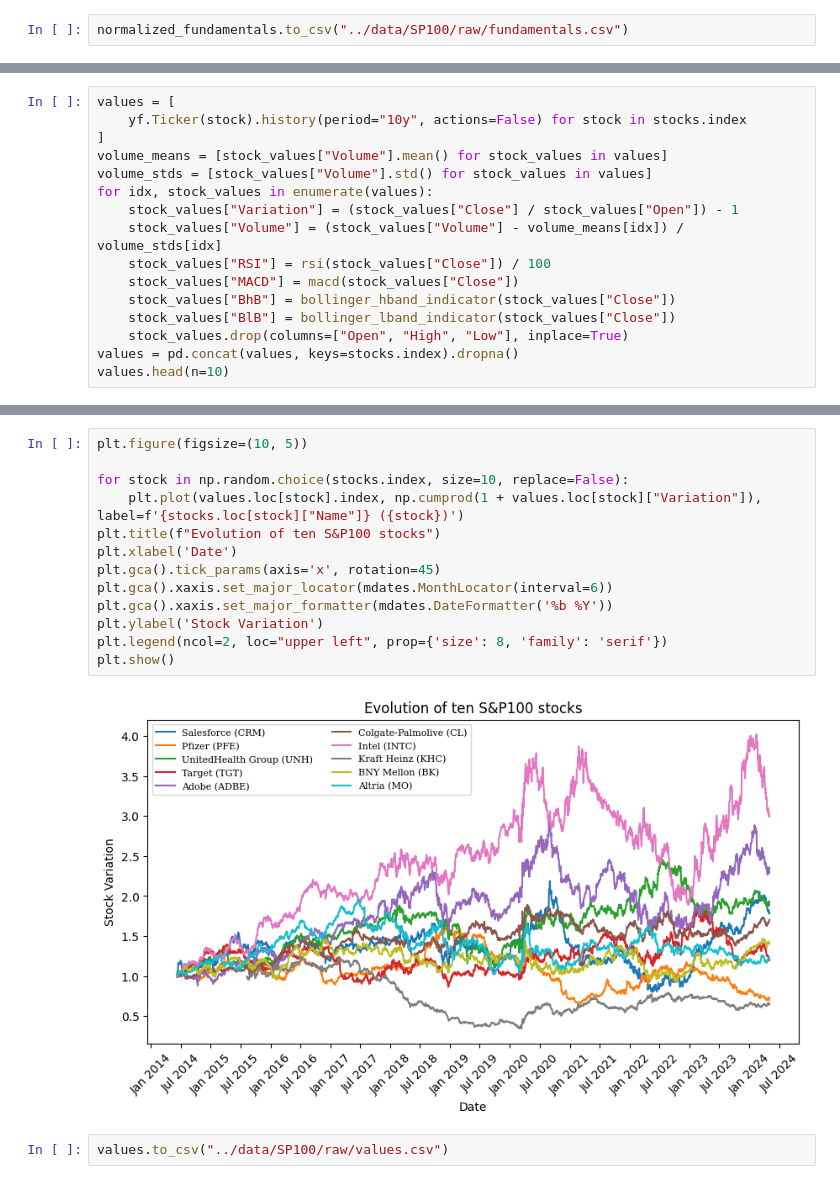
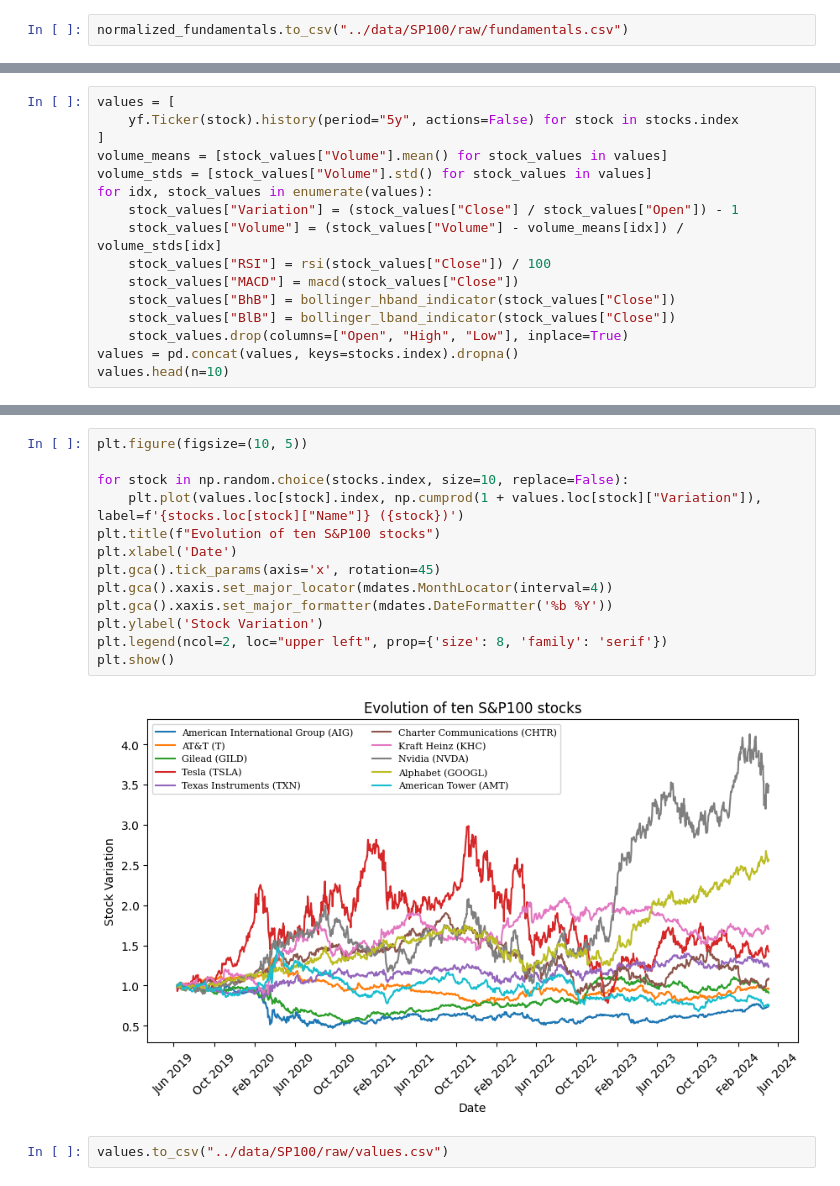
Before and after one commit to timothewt/SP100AnalysisWithGNNs, a Jupyter notebook: notebooks/1-data_collection_and_preprocessing.ipynb, the cells around one changed output, grey strips where cells are left out. Drawn from its saved outputs; the diff is of its cells as text.

```diff
--- a/notebooks/1-data_collection_and_preprocessing.ipynb
+++ b/notebooks/1-data_collection_and_preprocessing.ipynb
@@ -76,7 +77,7 @@ These indicators can help a trading model to have more in-depth information on t
 Finally, the volume is kept and normalized for each stock.
 # %%
 values = [
-	yf.Ticker(stock).history(period="10y", actions=False) for stock in stocks.index
+	yf.Ticker(stock).history(period="5y", actions=False) for stock in stocks.index
 ]
 volume_means = [stock_values["Volume"].mean() for stock_values in values]
 volume_stds = [stock_values["Volume"].std() for stock_values in values]
@@ -106,17 +107,17 @@ values.head(n=10)
 # %%
 plt.figure(figsize=(10, 5))
 
 for stock in np.random.choice(stocks.index, size=10, replace=False):
 	plt.plot(values.loc[stock].index, np.cumprod(1 + values.loc[stock]["Variation"]), label=f'{stocks.loc[stock]["Name"]} ({stock})')
 plt.title(f"Evolution of ten S&P100 stocks")
 plt.xlabel('Date')
 plt.gca().tick_params(axis='x', rotation=45)
-plt.gca().xaxis.set_major_locator(mdates.MonthLocator(interval=6))
+plt.gca().xaxis.set_major_locator(mdates.MonthLocator(interval=4))
 plt.gca().xaxis.set_major_formatter(mdates.DateFormatter('%b %Y'))
 plt.ylabel('Stock Variation')
 plt.legend(ncol=2, loc="upper left", prop={'size': 8, 'family': 'serif'})
 plt.show()
 # %% [output]
-[figure, old version]
+[figure, new version]
 # %%
 values.to_csv("../data/SP100/raw/values.csv")
```
Also changed, not shown: parts of 6 cells of this notebook, 7 other files.
